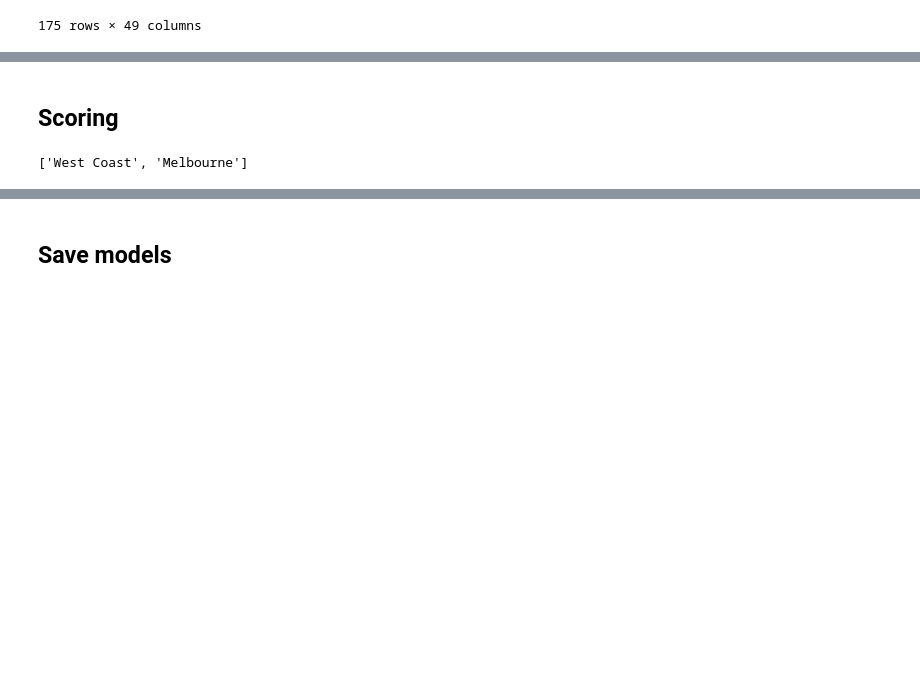
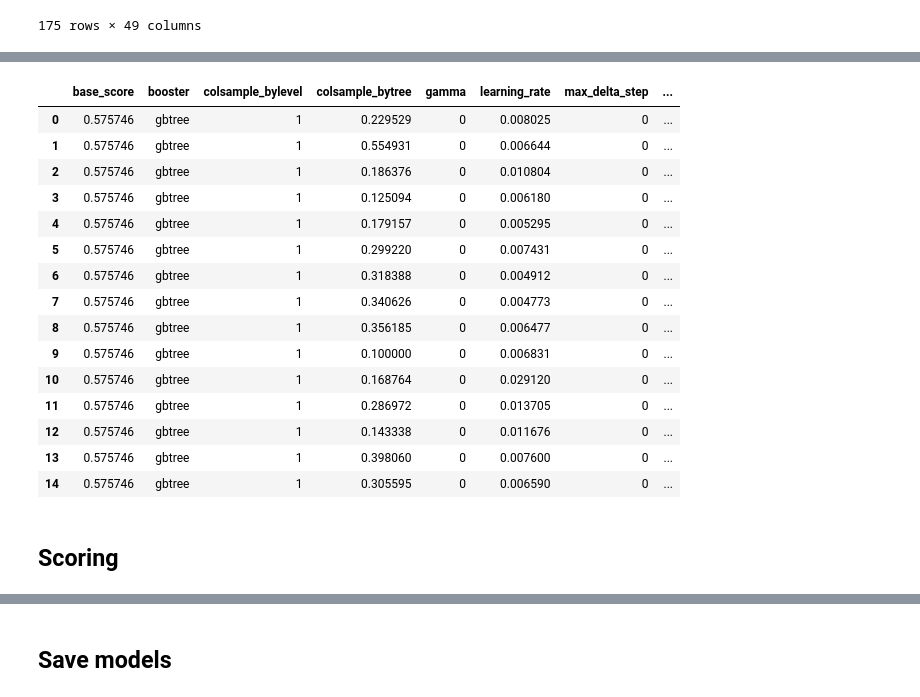
Before and after one commit to toddniven/AFL-Monash-comp, a Jupyter notebook: AFL historical model.ipynb, the cells around one changed output, grey strips where cells are left out. Saved outputs shown, nothing was run; the diff lists cells and outputs as text; code cells hidden in the pictures; blank space fills up the shorter version.

```diff
--- a/AFL historical model.ipynb
+++ b/AFL historical model.ipynb
@@ -189,34 +147,0 @@ random_search = RandomizedSearchCV(classifier, param_distributions=param_dist,
-# %%
-from sklearn.model_selection import train_test_split
-from time import time
-X_list = X_list.copy()
-y_list = y_list.copy()
-scores = []
-best_models = []
-
-for j in range(len(X_list)):
-    y = y_list.copy()
-    X = X_list.copy()
-    y_test = y.pop(j)
-    X_test = X.pop(j)
-    y_train = np.concatenate(y, axis=0)
-    X_train = np.concatenate(X, axis=0)
-
-    X_train = feature_eng.Features().div_cols(X_train)
-    X_test = feature_eng.Features().div_cols(X_test)
-
-    start = time()
-    random_search.fit(X_train, y_train)
-    print("RandomizedSearchCV took %.2f seconds for %d candidates"
-          " parameter settings." % ((time() - start), n_iter_search))
-    report(random_search.cv_results_)
-    model = random_search.best_estimator_
-
-    y_true = y_test.copy()
-    y_pred = model.predict_proba(X_test)[:,1]
-    score = afl_loss(y_true,y_pred)
-    scores.append(score)
-    best_models.append(model)
-    print("Season score",2019-j-1,":",score,'Accuracy:',model.score(X_test,y_test))
-    print("")
-print('Mean scores',np.mean(scores))
@@ -290,20 +278,25 @@ plt.legend()
+# %%
+rows = []
+for model in best_models:
+    rows.append(model.get_params())
+pd.DataFrame(rows)
+# %% [output]
+|  | base_score | booster | colsample_bylevel | colsample_bytree | gamma | learning_rate | max_delta_step | ... |
+| 0 | 0.575746 | gbtree | 1 | 0.229529 | 0 | 0.008025 | 0 | ... |
+| 1 | 0.575746 | gbtree | 1 | 0.554931 | 0 | 0.006644 | 0 | ... |
+| 2 | 0.575746 | gbtree | 1 | 0.186376 | 0 | 0.010804 | 0 | ... |
+| 3 | 0.575746 | gbtree | 1 | 0.125094 | 0 | 0.006180 | 0 | ... |
+| 4 | 0.575746 | gbtree | 1 | 0.179157 | 0 | 0.005295 | 0 | ... |
+| 5 | 0.575746 | gbtree | 1 | 0.299220 | 0 | 0.007431 | 0 | ... |
+| 6 | 0.575746 | gbtree | 1 | 0.318388 | 0 | 0.004912 | 0 | ... |
+| 7 | 0.575746 | gbtree | 1 | 0.340626 | 0 | 0.004773 | 0 | ... |
+| 8 | 0.575746 | gbtree | 1 | 0.356185 | 0 | 0.006477 | 0 | ... |
+| 9 | 0.575746 | gbtree | 1 | 0.100000 | 0 | 0.006831 | 0 | ... |
+| 10 | 0.575746 | gbtree | 1 | 0.168764 | 0 | 0.029120 | 0 | ... |
+| 11 | 0.575746 | gbtree | 1 | 0.286972 | 0 | 0.013705 | 0 | ... |
+| 12 | 0.575746 | gbtree | 1 | 0.143338 | 0 | 0.011676 | 0 | ... |
+| 13 | 0.575746 | gbtree | 1 | 0.398060 | 0 | 0.007600 | 0 | ... |
+| 14 | 0.575746 | gbtree | 1 | 0.305595 | 0 | 0.006590 | 0 | ... |
 # %% [markdown]
 ## Scoring
-# %%
-def scrape_round(rnd):
-    table_num = rnd
-    url = 'https://afltables.com/afl/seas/2019.html'
-    r = requests.get(url, headers={'User-Agent': 'test'}, proxies=proxyDict)
-    soup = BeautifulSoup(r.text, "html")
-    table = soup.find_all('table')[table_num]
-    data = []
-    rows = table.find_all(['tr', 'th'])
-    for row in rows:
-        cols = row.find_all('td')
-        cols = [ele.text.strip() for ele in cols]
-        data.append([ele for ele in cols if ele])
-    return [data[0][0],data[1][0]]
-scrape_round(98)
-# %% [output]
-['West Coast', 'Melbourne']
 # %%
```
Also changed, not shown: parts of 17 cells of this notebook.
